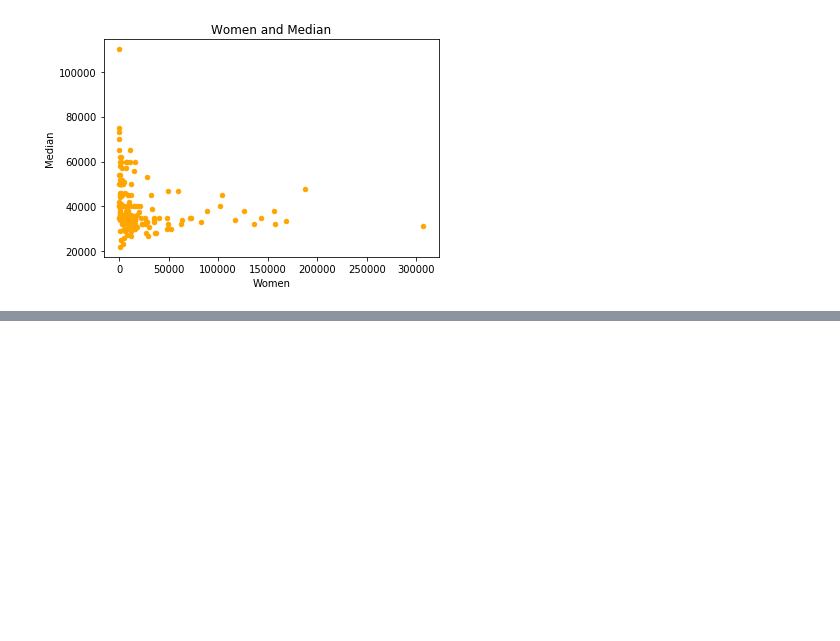
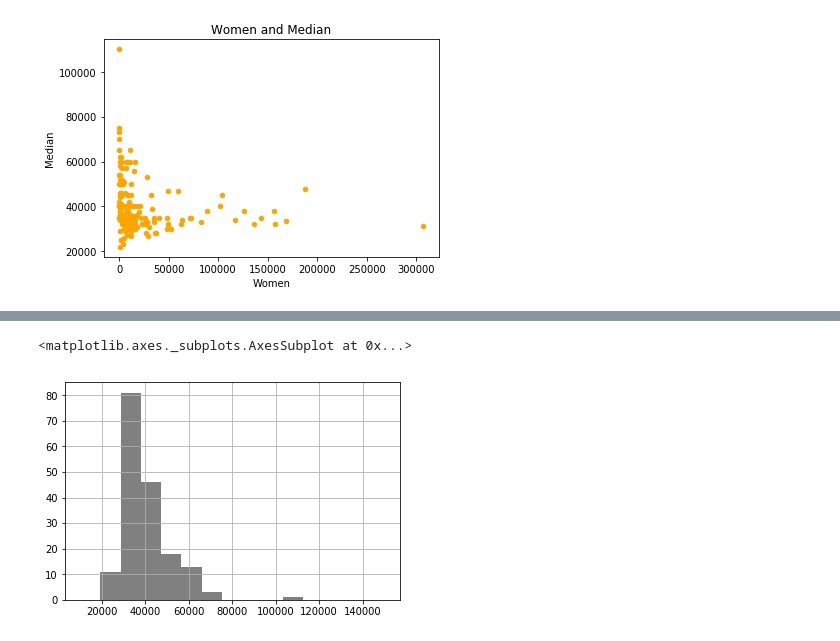
Before and after one commit to mrabins/-Visualizing-Earnings-Based-On-College-Major, a Jupyter notebook: Visualizing Earnings Based On College Majors.ipynb, the cells around one changed output, grey strips where cells are left out. Drawn from its saved outputs; the diff is of its cells as text; code cells hidden in the pictures; blank space fills up the shorter version.

```diff
--- a/Visualizing Earnings Based On College Majors.ipynb
+++ b/Visualizing Earnings Based On College Majors.ipynb
@@ -121,0 +119,5 @@ Index(['Rank', 'Major_code', 'Major', 'Total', 'Men', 'Women',
+# %%
+recent_grads['Median'].hist(bins=15, range=(10000, 150000), color='grey')
+# %% [output]
+<matplotlib.axes._subplots.AxesSubplot at 0x...>
+[figure, added]
```
Also changed, not shown: parts of 16 cells of this notebook.
